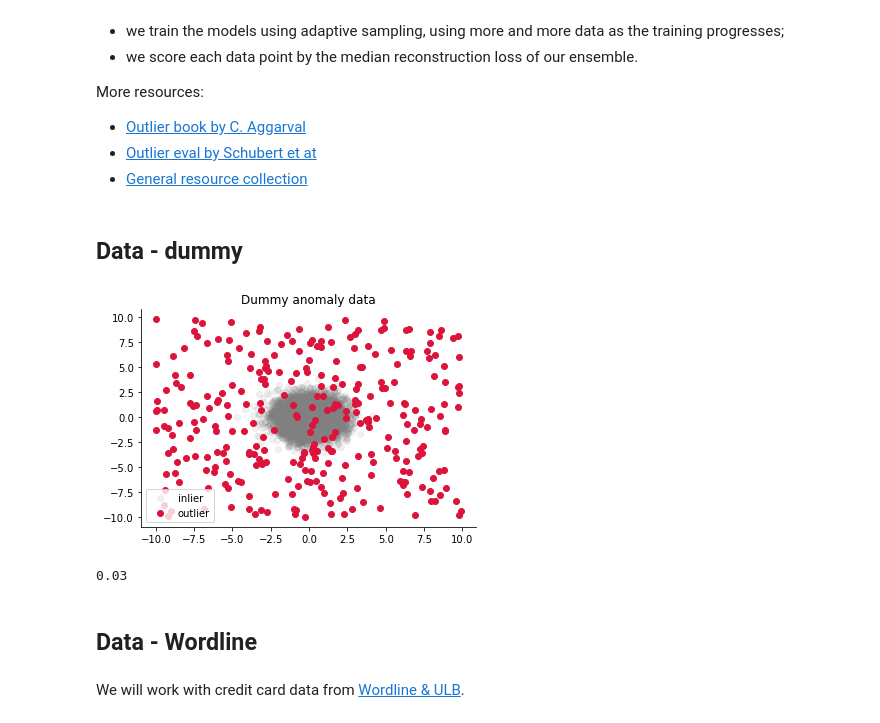
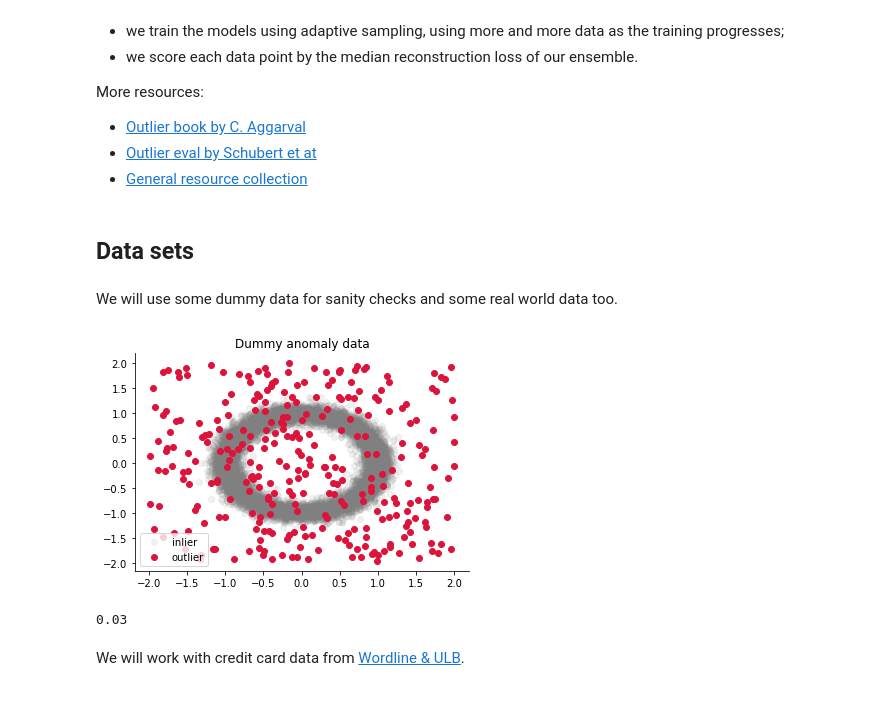
Before and after one commit to danieltsoukup/autoencoders, a Jupyter notebook: outlier_detection_with_autoencoders.ipynb, the cells around one changed output. Saved outputs shown, nothing was run; the diff lists cells and outputs as text; code cells hidden in the pictures.

Commit message:
dummy data fixed

```diff
--- a/outlier_detection_with_autoencoders.ipynb
+++ b/outlier_detection_with_autoencoders.ipynb
@@ -32,36 +32,49 @@ More resources:
 - [Outlier eval by Schubert et at](https://www.dbs.ifi.lmu.de/~zimek/publications/SDM2012/SDM12-outlierevaluation.pdf)
 - [General resource collection](https://github.com/yzhao062/anomaly-detection-resources)
 # %% [markdown]
-## Data - dummy
+## Data sets
+# %% [markdown]
+We will use some dummy data for sanity checks and some real world data too.
 # %%
-n_samples = 10000
-contamination = 0.03
-n_outliers = int(n_samples*contamination)
-outlier_range = 10
-n_features = 2
+def generate_dummy(n_samples = 10000,
+                    contamination = 0.03,
+                    outlier_range = 2,
+                    n_features = 2,
+                    normalize=False):
 
-data = np.random.randn(n_samples, n_features)
-data[:n_outliers, :] = np.random.uniform(-1*outlier_range, outlier_range, size=(n_outliers, n_features))
-data = pd.DataFrame(data, columns = range(n_features))
-data["outlier"] = np.concatenate([np.ones((n_outliers,)), np.zeros((n_samples-n_outliers,))], axis=0)
+    # normal inliers
+    dummy_data = np.random.randn(n_samples, n_features)
+    if normalize:
+        noise = 1+np.random.randn(dummy_data.shape[0], 1)*0.1
+        dummy_data = dummy_data/(np.linalg.norm(dummy_data, axis=1).reshape(-1, 1))
+        dummy_data *= noise
+
+    # uniform outliers from given range
+    n_outliers = int(n_samples*contamination)
+    dummy_data[:n_outliers, :] = np.random.uniform(-1*outlier_range, outlier_range, size=(n_outliers, n_features))
+
+    dummy_data = pd.DataFrame(dummy_data, columns = range(n_features))
+    dummy_data["Class"] = np.concatenate([np.ones((n_outliers,)), np.zeros((n_samples-n_outliers,))], axis=0)
+
+    return dummy_data
+
+dummy_data = generate_dummy(normalize=True)
 # %%
 plt.figure()
-plt.scatter(data.loc[data["outlier"] == 0, 0],
-            data.loc[data["outlier"] == 0, 1], c="grey", alpha=0.1, label="inlier")
-plt.scatter(data.loc[data["outlier"] == 1, 0],
-            data.loc[data["outlier"] == 1, 1], c="crimson", alpha=1, label="outlier")
+plt.scatter(dummy_data.loc[dummy_data["Class"] == 0, 0],
+            dummy_data.loc[dummy_data["Class"] == 0, 1], c="grey", alpha=0.1, label="inlier")
+plt.scatter(dummy_data.loc[dummy_data["Class"] == 1, 0],
+            dummy_data.loc[dummy_data["Class"] == 1, 1], c="crimson", alpha=1, label="outlier")
 plt.legend()
 sns.despine()
 plt.title("Dummy anomaly data")
 plt.show()
 # %% [output]
-[figure, old version]
+[figure, new version]
-# %%
-data.outlier.mean()
-# %% [output]
-0.03
-# %% [markdown]
-## Data - Wordline
+# %%
+dummy_data.Class.mean()
+# %% [output]
+0.03
 # %% [markdown]
 We will work with credit card data from [Wordline & ULB](https://www.kaggle.com/mlg-ulb/creditcardfraud).
 # %%
```
Also changed, not shown: parts of 27 cells of this notebook, 1 other file.
